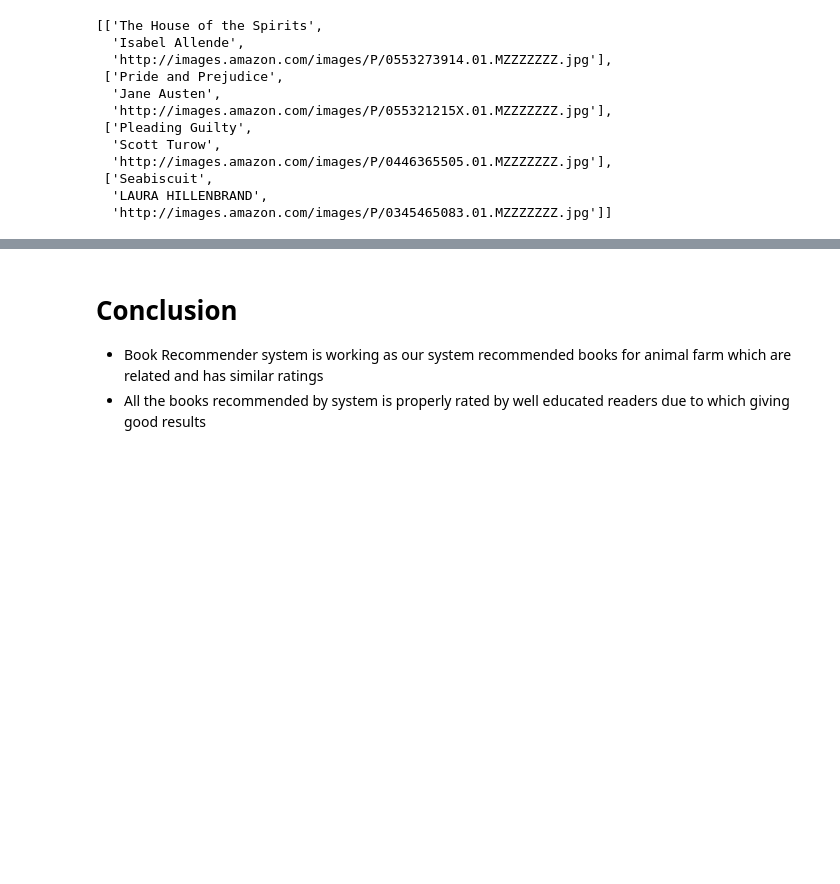
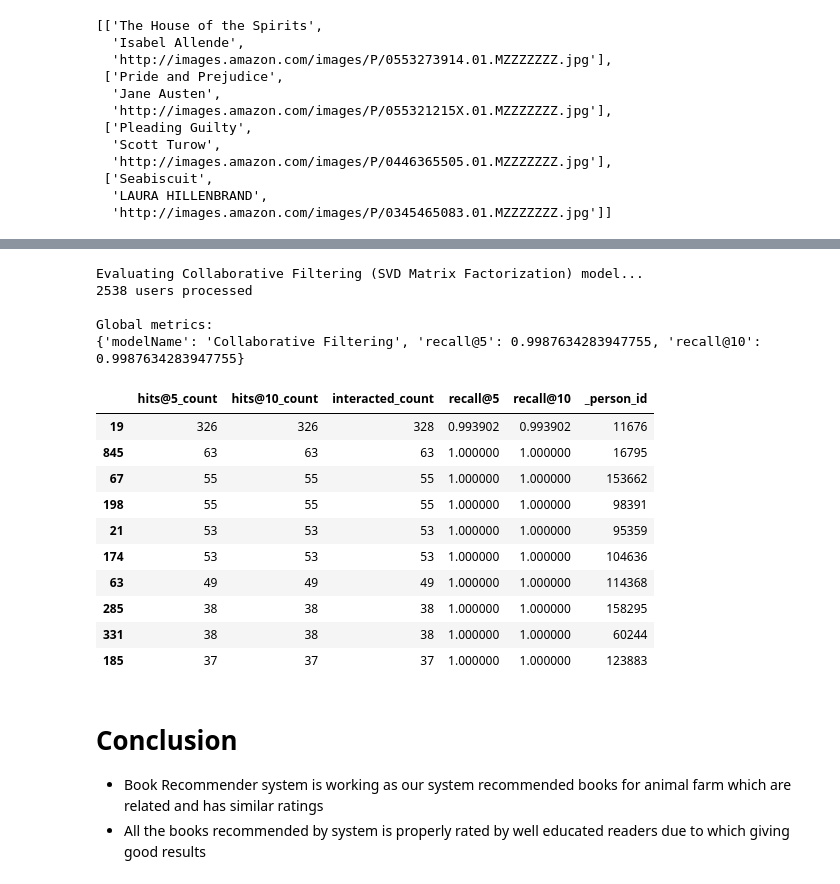
Before and after one commit to Rohitkumar1011/Book-Recommender-system.ipynb, a Jupyter notebook: Book_Recommender_system.ipynb, the cells around one changed output, grey strips where cells are left out. Saved outputs shown, nothing was run; the diff lists cells and outputs as text; code cells hidden in the pictures; blank space fills up the shorter version.

```diff
--- a/Book_Recommender_system.ipynb
+++ b/Book_Recommender_system.ipynb
@@ -633,0 +865,35 @@ recommend_me_books('4 Blondes')
+# %%
+class CFRecommender:
+
+    MODEL_NAME = 'Collaborative Filtering'
+
+    def __init__(self, cf_predictions_df, items_df=None):
+        self.cf_predictions_df = cf_predictions_df
+        self.items_df = items_df
+
+    def get_model_name(self):
+        return self.MODEL_NAME
+
+    def recommend_items(self, user_id, items_to_ignore=[], topn=10, verbose=False):
+        # Get and sort the user's predictions
+        sorted_user_predictions = self.cf_predictions_df[user_id].sort_values(ascending=False).reset_index().rename(columns={user_id: 'recStrength'})
+
+        # Recommend the highest predicted rating content that the user hasn't seen yet.
+        recommendations_df = sorted_user_predictions[~sorted_user_predictions['Book-Title'].isin(items_to_ignore)].sort_values('recStrength', ascending = False).head(topn)
+
+        if verbose:
+            if self.items_df is None:
+                raise Exception('"items_df" is required in verbose mode')
+
+            recommendations_df = recommendations_df.merge(self.items_df, how = 'left',
+                                                          left_on = 'Book-Title',
+                                                          right_on = 'Book-Title')[['recStrength','Book-Title']]
+
+
+        return recommendations_df
+
+cf_recommender_model = CFRecommender(cf_preds_df, items_df=final_df)
+# %%
+interactions_full_indexed_df = interactions_full_df.set_index('User-ID')
+interactions_train_indexed_df = interactions_train_df.set_index('User-ID')
+interactions_test_indexed_df = interactions_test_df.set_index('User-ID')
@@ -633,0 +910,4 @@ recommend_me_books('4 Blondes')
+# %%
+def get_items_interacted(person_id, interactions_df):
+    interacted_items = interactions_df.loc[person_id]['Book-Title']
+    return set(interacted_items if type(interacted_items) == pd.Series else [interacted_items])
@@ -634,3 +1014,26 @@ recommend_me_books('4 Blondes')
+# %%
+print('Evaluating Collaborative Filtering (SVD Matrix Factorization) model...')
+cf_global_metrics, cf_detailed_results_df = model_evaluator.evaluate_model(cf_recommender_model)
+
+print('\nGlobal metrics:\n%s' % cf_global_metrics)
+cf_detailed_results_df.head(10)
+# %% [output]
+Evaluating Collaborative Filtering (SVD Matrix Factorization) model...
+2538 users processed
+
+Global metrics:
+{'modelName': 'Collaborative Filtering', 'recall@5': 0.9987634283947755, 'recall@10': 0.9987634283947755}
+|  | hits@5_count | hits@10_count | interacted_count | recall@5 | recall@10 | _person_id |
+| 19 | 326 | 326 | 328 | 0.993902 | 0.993902 | 11676 |
+| 845 | 63 | 63 | 63 | 1.000000 | 1.000000 | 16795 |
+| 67 | 55 | 55 | 55 | 1.000000 | 1.000000 | 153662 |
+| 198 | 55 | 55 | 55 | 1.000000 | 1.000000 | 98391 |
+| 21 | 53 | 53 | 53 | 1.000000 | 1.000000 | 95359 |
+| 174 | 53 | 53 | 53 | 1.000000 | 1.000000 | 104636 |
+| 63 | 49 | 49 | 49 | 1.000000 | 1.000000 | 114368 |
+| 285 | 38 | 38 | 38 | 1.000000 | 1.000000 | 158295 |
+| 331 | 38 | 38 | 38 | 1.000000 | 1.000000 | 60244 |
+| 185 | 37 | 37 | 37 | 1.000000 | 1.000000 | 123883 |
 # %% [markdown]
 # **Conclusion**
 
```
Also changed, not shown: parts of 53 cells of this notebook.
